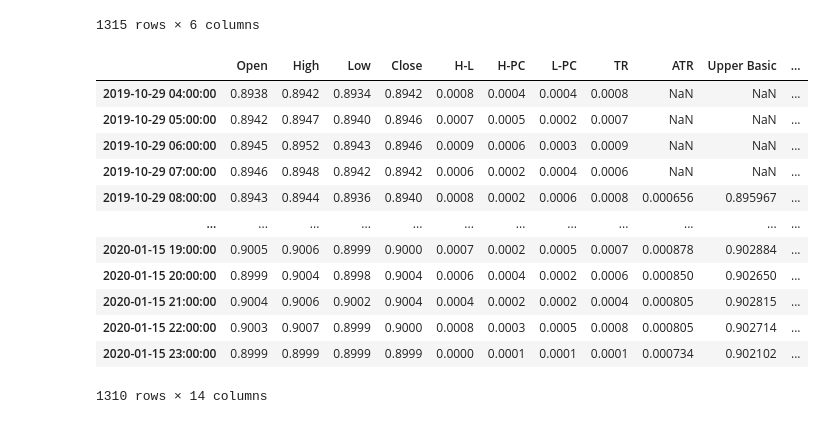
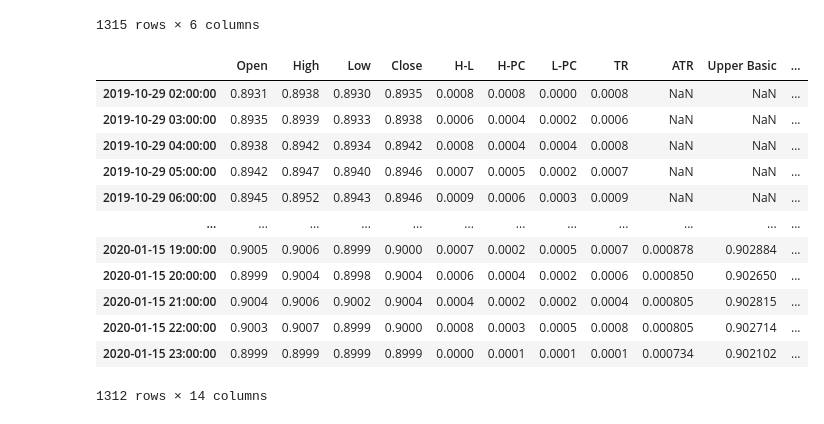
Before and after one commit to georgebastille/signals, a Jupyter notebook: TrailingStopAnalysis.ipynb, the cells around one changed output. Drawn from its saved outputs; the diff is of its cells as text; code cells hidden in the pictures.

Commit message:
Start on the trailing stop analysis

```diff
--- a/TrailingStopAnalysis.ipynb
+++ b/TrailingStopAnalysis.ipynb
@@ -81,21 +82,23 @@ Calculating SuperTrend
 1315 rows × 6 columns
 # %%
 # How does indexing work in a resampled df
-display(df_60.loc["2019-10-29 03:30":]) # -> Starts at 04:00, is this what I want
+# Signal comes in at 03:30, so the 03:00 candle has not finished yet, we should use the
+# indicator from the previous candle, 02:00
+display(pd.concat([df_60.loc[:"2019-10-29 03:30"][-2:],df_60.loc["2019-10-29 03:30":]])) # -> Starts at 04:00, is this what I want
 # %% [output]
 |  | Open | High | Low | Close | H-L | H-PC | L-PC | TR | ATR | Upper Basic | ... |
+| 2019-10-29 02:00:00 | 0.8931 | 0.8938 | 0.8930 | 0.8935 | 0.0008 | 0.0008 | 0.0000 | 0.0008 | NaN | NaN | ... |
+| 2019-10-29 03:00:00 | 0.8935 | 0.8939 | 0.8933 | 0.8938 | 0.0006 | 0.0004 | 0.0002 | 0.0006 | NaN | NaN | ... |
 | 2019-10-29 04:00:00 | 0.8938 | 0.8942 | 0.8934 | 0.8942 | 0.0008 | 0.0004 | 0.0004 | 0.0008 | NaN | NaN | ... |
 | 2019-10-29 05:00:00 | 0.8942 | 0.8947 | 0.8940 | 0.8946 | 0.0007 | 0.0005 | 0.0002 | 0.0007 | NaN | NaN | ... |
 | 2019-10-29 06:00:00 | 0.8945 | 0.8952 | 0.8943 | 0.8946 | 0.0009 | 0.0006 | 0.0003 | 0.0009 | NaN | NaN | ... |
-| 2019-10-29 07:00:00 | 0.8946 | 0.8948 | 0.8942 | 0.8942 | 0.0006 | 0.0002 | 0.0004 | 0.0006 | NaN | NaN | ... |
-| 2019-10-29 08:00:00 | 0.8943 | 0.8944 | 0.8936 | 0.8940 | 0.0008 | 0.0002 | 0.0006 | 0.0008 | 0.000656 | 0.895967 | ... |
 | ... | ... | ... | ... | ... | ... | ... | ... | ... | ... | ... | ... |
 | 2020-01-15 19:00:00 | 0.9005 | 0.9006 | 0.8999 | 0.9000 | 0.0007 | 0.0002 | 0.0005 | 0.0007 | 0.000878 | 0.902884 | ... |
 | 2020-01-15 20:00:00 | 0.8999 | 0.9004 | 0.8998 | 0.9004 | 0.0006 | 0.0004 | 0.0002 | 0.0006 | 0.000850 | 0.902650 | ... |
 | 2020-01-15 21:00:00 | 0.9004 | 0.9006 | 0.9002 | 0.9004 | 0.0004 | 0.0002 | 0.0002 | 0.0004 | 0.000805 | 0.902815 | ... |
 | 2020-01-15 22:00:00 | 0.9003 | 0.9007 | 0.8999 | 0.9000 | 0.0008 | 0.0003 | 0.0005 | 0.0008 | 0.000805 | 0.902714 | ... |
 | 2020-01-15 23:00:00 | 0.8999 | 0.8999 | 0.8999 | 0.8999 | 0.0000 | 0.0001 | 0.0001 | 0.0001 | 0.000734 | 0.902102 | ... |
-1310 rows × 14 columns
+1312 rows × 14 columns
 # %%
 def analyse_signal(df, signal):
     """
```
Also changed, not shown: parts of 2 cells of this notebook.
